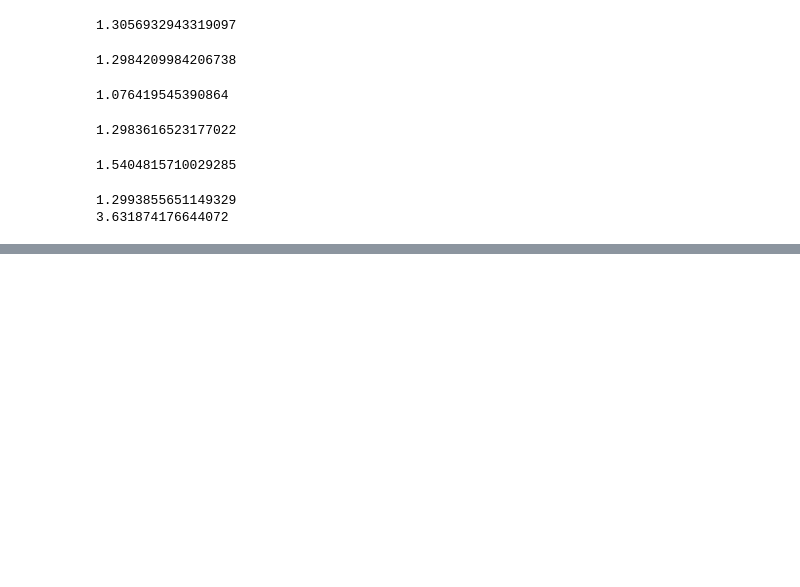
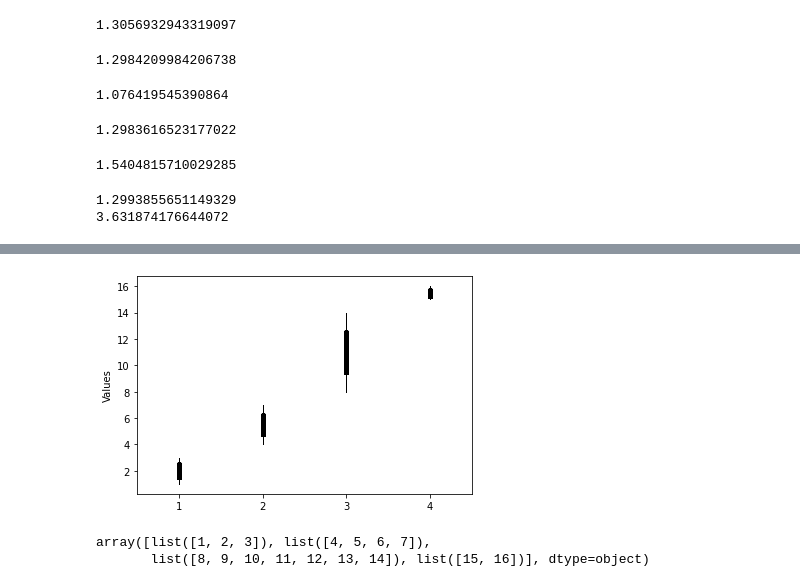
Before and after one commit to oremnirv/ATP, a Jupyter notebook: GP_skeleton.ipynb, the cells around one changed output, grey strips where cells are left out. Saved outputs shown, nothing was run; the diff lists cells and outputs as text; code cells hidden in the pictures; blank space fills up the shorter version.

```diff
--- a/GP_skeleton.ipynb
+++ b/GP_skeleton.ipynb
@@ -1527,0 +1551,33 @@ print(np.mean(y1/x))
+# %%
+import matplotlib.pyplot as plt
+
+# Sample data
+data = [ [1, 2, 3], [4, 5, 6, 7], [8, 9, 10, 11, 12, 13, 14], [15, 16] ]
+
+# Create a figure and axis
+fig, ax = plt.subplots()
+
+# Create a boxplot with zero width boxes
+boxplot = ax.boxplot(data, widths=0)
+
+# Set linewidth based on the number of data points in each box
+for box in boxplot["boxes"]:
+    num_data_points = len(box.get_xdata())
+    box.set_linewidth(num_data_points)
+
+# Hide the outliers
+for flier in boxplot["fliers"]:
+    flier.set(marker="", color="none")
+
+# Set y-axis label
+ax.set_ylabel("Values")
+
+# Show the plot
+plt.show()
+# %% [output]
+[figure, added]
+# %%
+data
+# %% [output]
+array([list([1, 2, 3]), list([4, 5, 6, 7]),
+       list([8, 9, 10, 11, 12, 13, 14]), list([15, 16])], dtype=object)
```
Also changed, not shown: parts of 5 cells of this notebook, 2 other files.
